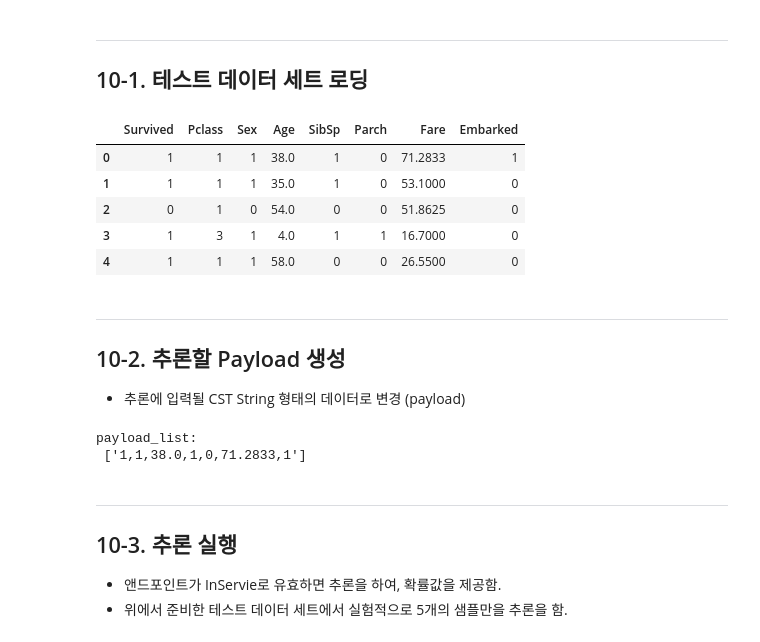
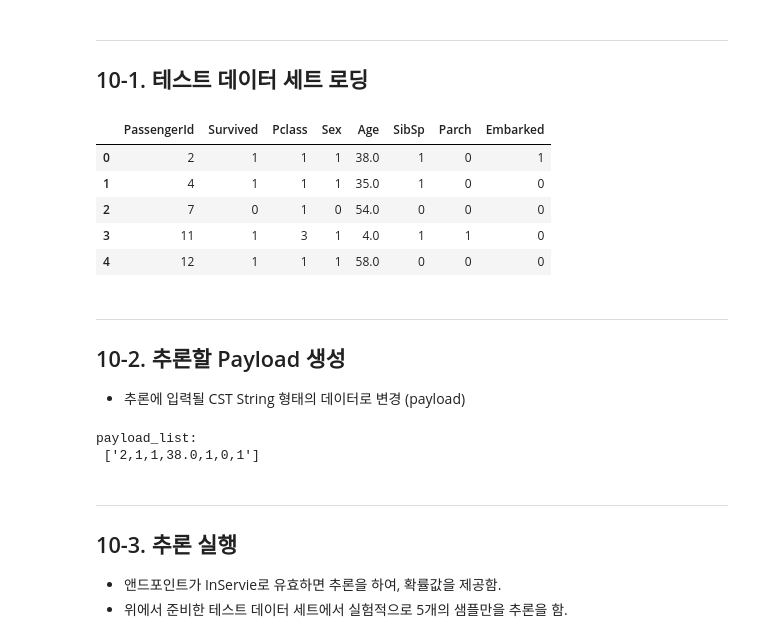
Before and after one commit to jesamkim/amazon-sagemaker-titanic-dataset-ml, a Jupyter notebook: 10-inference-analyze.ipynb, the cells around one changed output. Cells and saved outputs as stored; diff of their text form; code cells hidden in the pictures.

```diff
--- a/10-inference-analyze.ipynb
+++ b/10-inference-analyze.ipynb
@@ -60,16 +60,16 @@ train_model_artifact                   -> 's3://sagemaker-us-east-1-376278017302
 # %%
 import os
 test_preproc_dir_artifact_file= os.path.join(test_preproc_dir_artifact, 'train.csv')
 test_df = pd.read_csv(test_preproc_dir_artifact_file)
-test_df = test_df.drop('Unnamed: 0', axis=1)
+#test_df = test_df.drop('Unnamed: 0', axis=1)
 test_df.head()
 # %% [output]
-|  | Survived | Pclass | Sex | Age | SibSp | Parch | Fare | Embarked |
-| 0 | 1 | 1 | 1 | 38.0 | 1 | 0 | 71.2833 | 1 |
-| 1 | 1 | 1 | 1 | 35.0 | 1 | 0 | 53.1000 | 0 |
-| 2 | 0 | 1 | 0 | 54.0 | 0 | 0 | 51.8625 | 0 |
-| 3 | 1 | 3 | 1 | 4.0 | 1 | 1 | 16.7000 | 0 |
-| 4 | 1 | 1 | 1 | 58.0 | 0 | 0 | 26.5500 | 0 |
+|  | PassengerId | Survived | Pclass | Sex | Age | SibSp | Parch | Embarked |
+| 0 | 2 | 1 | 1 | 1 | 38.0 | 1 | 0 | 1 |
+| 1 | 4 | 1 | 1 | 1 | 35.0 | 1 | 0 | 0 |
+| 2 | 7 | 0 | 1 | 0 | 54.0 | 0 | 0 | 0 |
+| 3 | 11 | 1 | 3 | 1 | 4.0 | 1 | 1 | 0 |
+| 4 | 12 | 1 | 1 | 1 | 58.0 | 0 | 0 | 0 |
 # %% [markdown]
 ---
 ## 10-2. 추론할 Payload 생성
@@ -91,7 +91,7 @@ y_test = test_df['Survived'].tolist()
 print("payload_list: \n", payload_list[0:1]) # 샘플로 5개의 리스트 보여줌.
 # %% [output]
 payload_list:
- ['1,1,38.0,1,0,71.2833,1']
+ ['2,1,1,38.0,1,0,1']
 # %% [markdown]
 ---
 ## 10-3. 추론 실행
```
Also changed, not shown: parts of 4 cells of this notebook, 6 other files.
